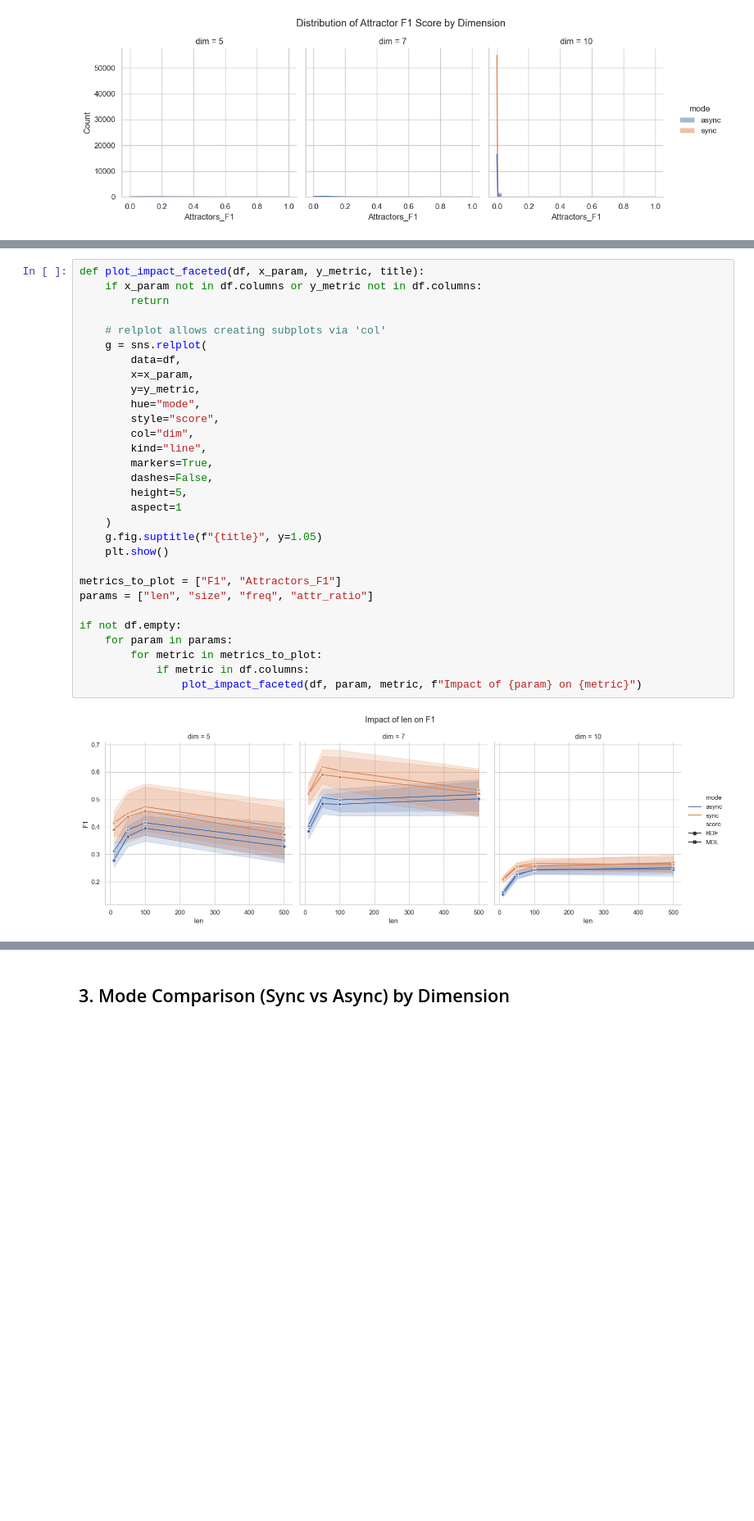
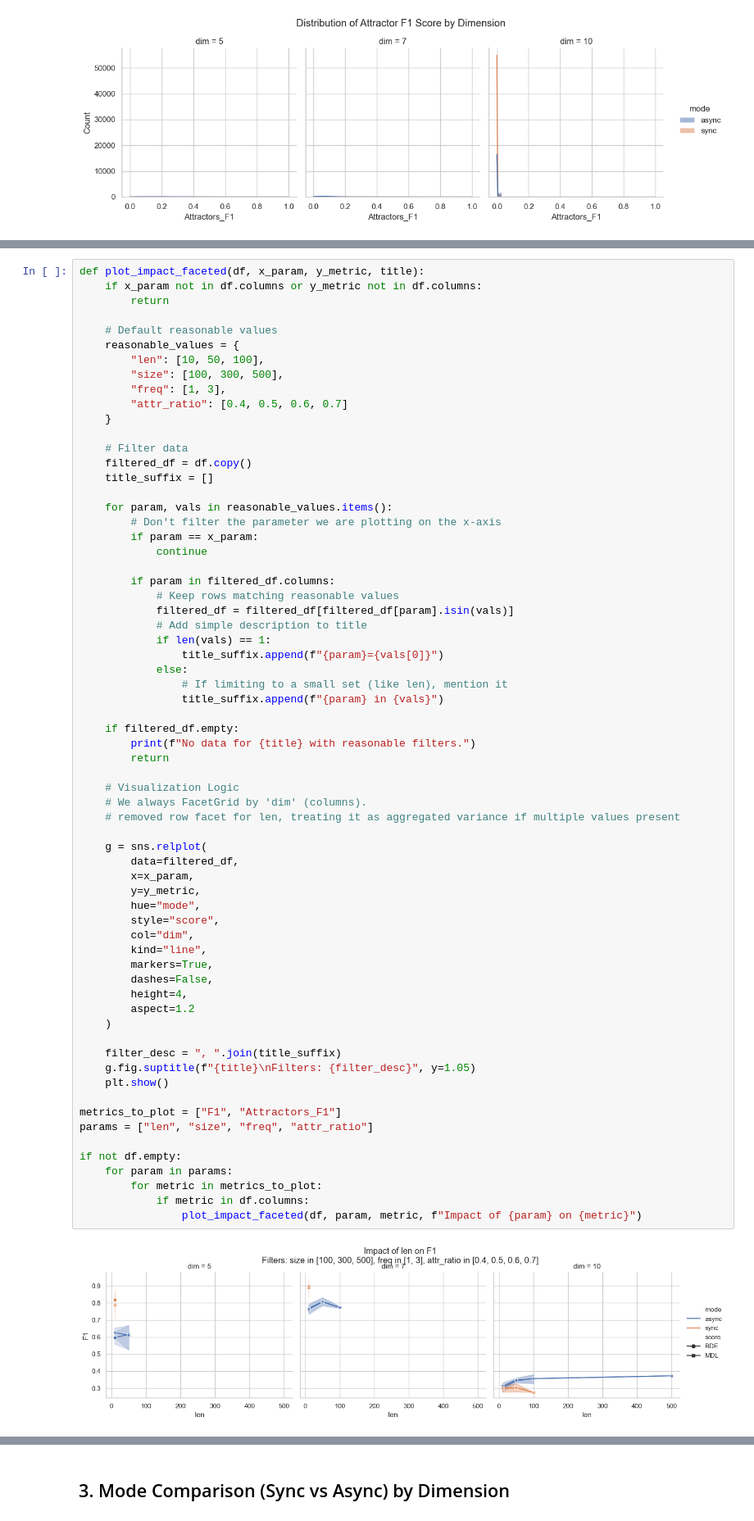
Before and after one commit to marcinnowakowski/boolean_bayesian_networks, a Jupyter notebook: analysis/summary_notebook.ipynb, the cells around one changed output, grey strips where cells are left out. Shown at 82% size. Cells and saved outputs as stored; diff of their text form; blank space fills up the shorter version.

Commit message:
limit impact plots to only reasonable values

```diff
--- a/analysis/summary_notebook.ipynb
+++ b/analysis/summary_notebook.ipynb
@@ -72,32 +73,68 @@ We vary `len`, `size`, `freq`, and `attr_ratio` and observe the impact on metric
 # %%
 def plot_impact_faceted(df, x_param, y_metric, title):
     if x_param not in df.columns or y_metric not in df.columns:
         return
 
-    # relplot allows creating subplots via 'col'
+    # Default reasonable values
+    reasonable_values = {
+        "len": [10, 50, 100],
+        "size": [100, 300, 500],
+        "freq": [1, 3],
+        "attr_ratio": [0.4, 0.5, 0.6, 0.7]
+    }
+
+    # Filter data
+    filtered_df = df.copy()
+    title_suffix = []
+
+    for param, vals in reasonable_values.items():
+        # Don't filter the parameter we are plotting on the x-axis
+        if param == x_param:
+            continue
+
+        if param in filtered_df.columns:
+            # Keep rows matching reasonable values
+            filtered_df = filtered_df[filtered_df[param].isin(vals)]
+            # Add simple description to title
+            if len(vals) == 1:
+                title_suffix.append(f"{param}={vals[0]}")
+            else:
+                # If limiting to a small set (like len), mention it
+                title_suffix.append(f"{param} in {vals}")
+
+    if filtered_df.empty:
+        print(f"No data for {title} with reasonable filters.")
+        return
+
+    # Visualization Logic
+    # We always FacetGrid by 'dim' (columns).
+    # removed row facet for len, treating it as aggregated variance if multiple values present
+
     g = sns.relplot(
-        data=df,
+        data=filtered_df,
         x=x_param,
         y=y_metric,
         hue="mode",
         style="score",
         col="dim",
         kind="line",
         markers=True,
         dashes=False,
-        height=5,
-        aspect=1
+        height=4,
+        aspect=1.2
     )
-    g.fig.suptitle(f"{title}", y=1.05)
+
+    filter_desc = ", ".join(title_suffix)
+    g.fig.suptitle(f"{title}\nFilters: {filter_desc}", y=1.05)
     plt.show()
 
 metrics_to_plot = ["F1", "Attractors_F1"]
 params = ["len", "size", "freq", "attr_ratio"]
 
 if not df.empty:
     for param in params:
         for metric in metrics_to_plot:
             if metric in df.columns:
                 plot_impact_faceted(df, param, metric, f"Impact of {param} on {metric}")
 # %% [output]
-[figure, old version]
+[figure, new version]
```
Also changed, not shown: parts of 4 cells of this notebook.
